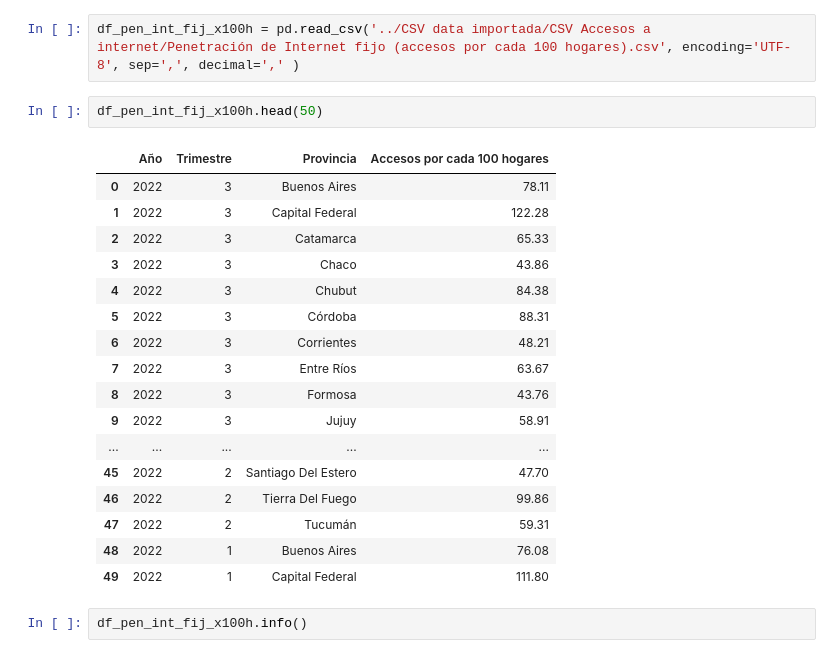
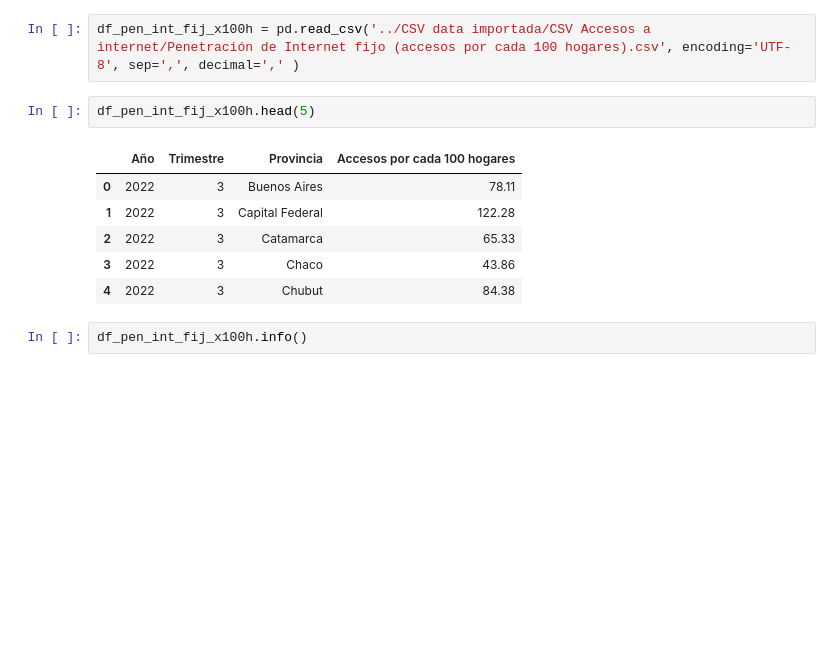
Before and after one commit to Lucaramallo/Empresa_telecomunicaciones, a Jupyter notebook: ETLs/Penetr_inter_fijo_acc100h.ipynb, the cells around one changed output. Cells and saved outputs as stored; diff of their text form; blank space fills up the shorter version.

```diff
--- a/ETLs/Penetr_inter_fijo_acc100h.ipynb
+++ b/ETLs/Penetr_inter_fijo_acc100h.ipynb
@@ -5,25 +5,14 @@ import pandas as pd
 # %%
 df_pen_int_fij_x100h = pd.read_csv('../CSV data importada/CSV Accesos a internet/Penetración de Internet fijo (accesos por cada 100 hogares).csv', encoding='UTF-8', sep=',', decimal=',' )
 # %%
-df_pen_int_fij_x100h.head(50)
+df_pen_int_fij_x100h.head(5)
 # %% [output]
 |  | Año | Trimestre | Provincia | Accesos por cada 100 hogares |
 | 0 | 2022 | 3 | Buenos Aires | 78.11 |
 | 1 | 2022 | 3 | Capital Federal | 122.28 |
 | 2 | 2022 | 3 | Catamarca | 65.33 |
 | 3 | 2022 | 3 | Chaco | 43.86 |
 | 4 | 2022 | 3 | Chubut | 84.38 |
-| 5 | 2022 | 3 | Córdoba | 88.31 |
-| 6 | 2022 | 3 | Corrientes | 48.21 |
-| 7 | 2022 | 3 | Entre Ríos | 63.67 |
-| 8 | 2022 | 3 | Formosa | 43.76 |
-| 9 | 2022 | 3 | Jujuy | 58.91 |
-| ... | ... | ... | ... | ... |
-| 45 | 2022 | 2 | Santiago Del Estero | 47.70 |
-| 46 | 2022 | 2 | Tierra Del Fuego | 99.86 |
-| 47 | 2022 | 2 | Tucumán | 59.31 |
-| 48 | 2022 | 1 | Buenos Aires | 76.08 |
-| 49 | 2022 | 1 | Capital Federal | 111.80 |
 # %%
 df_pen_int_fij_x100h.info()
 # %% [output]
```
Also changed, not shown: parts of 8 cells of this notebook, 4 other files.
